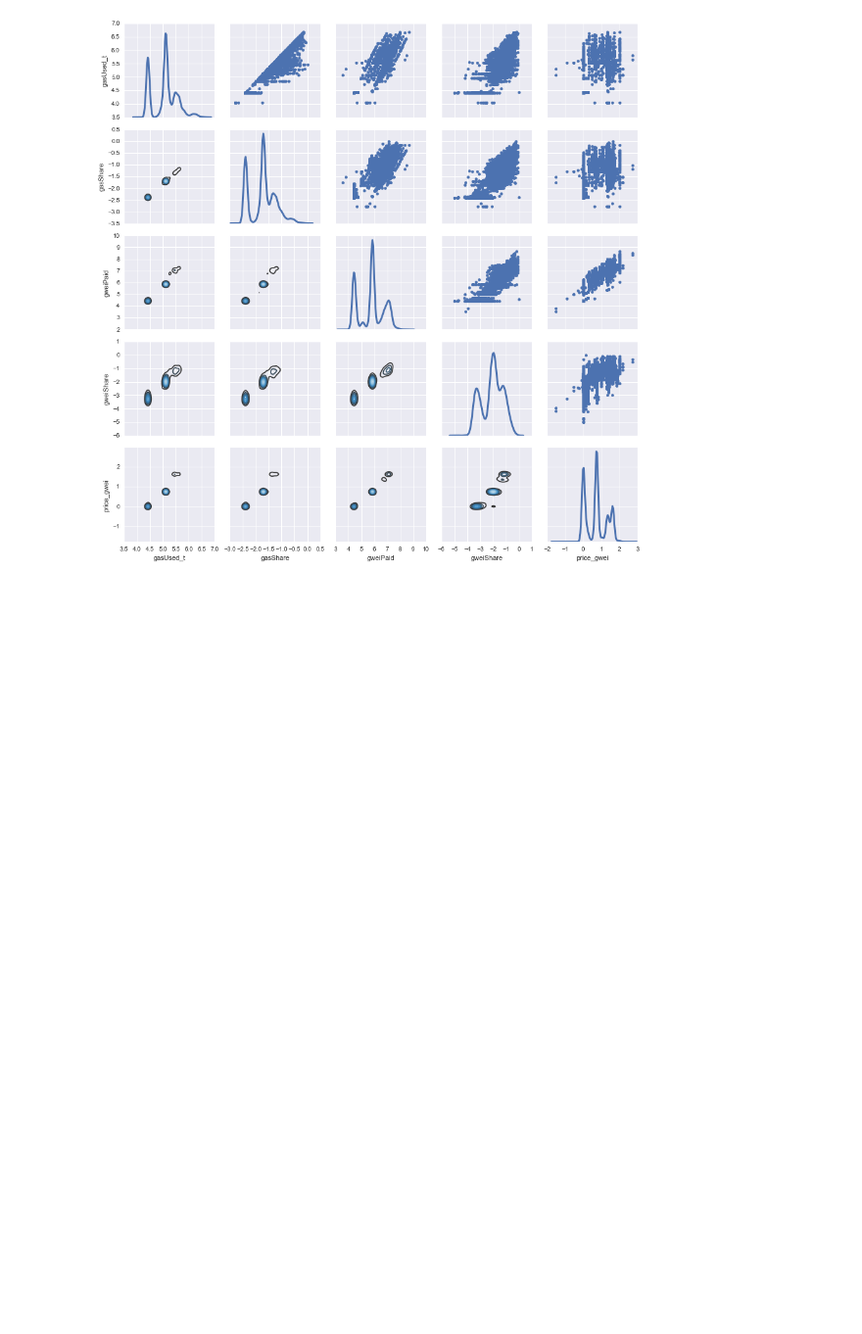
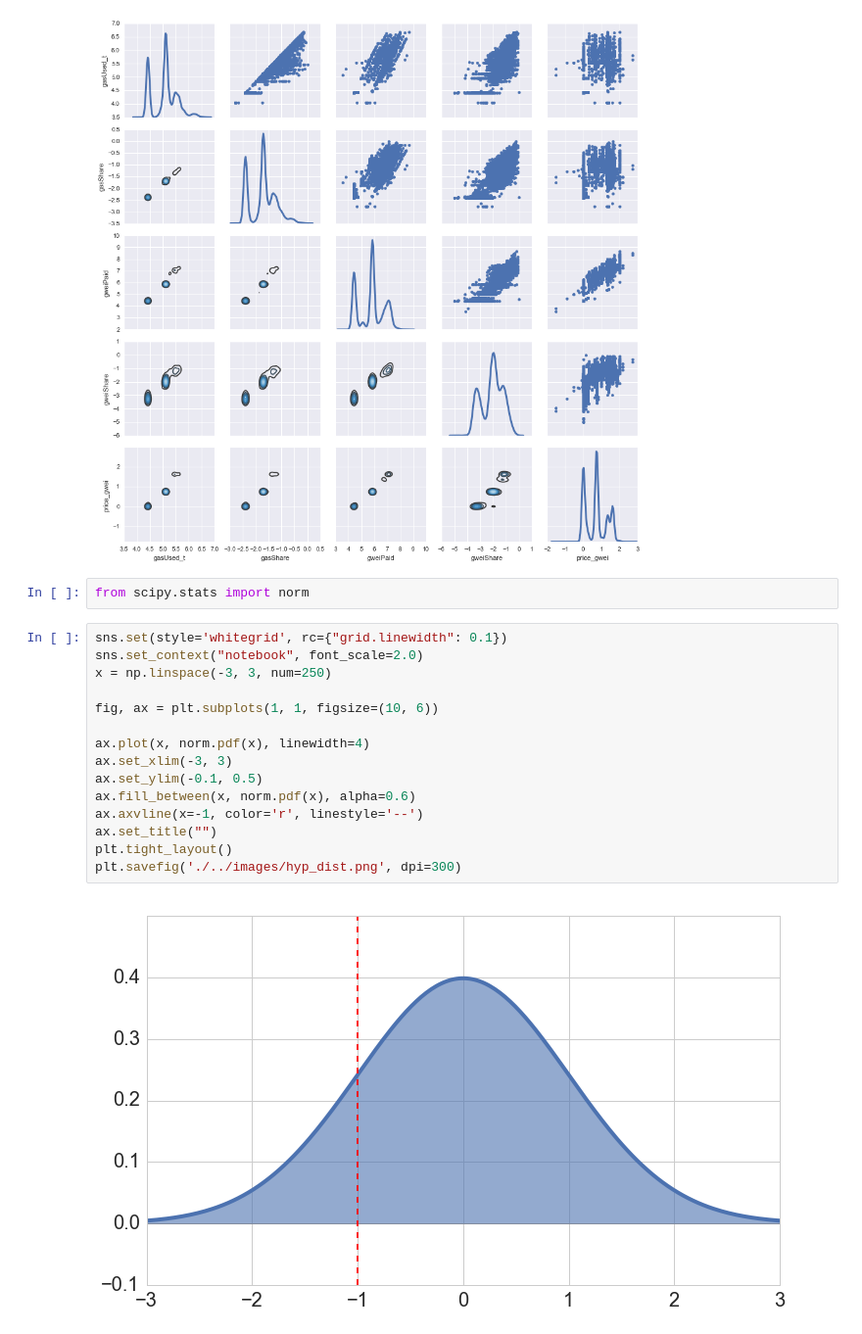
Before and after one commit to NunoEdgarGFlowHub/ethereum_blockchain, a Jupyter notebook: notebooks/EDA-MZ.ipynb, the cells around one changed output. Shown at 98% size. Drawn from its saved outputs; the diff is of its cells as text; blank space fills up the shorter version.

```diff
--- a/notebooks/EDA-MZ.ipynb
+++ b/notebooks/EDA-MZ.ipynb
@@ -417,3 +424,22 @@ g.map_diag(sns.kdeplot, lw=3)
 plt.savefig('./../images/pair_kde.png')
 # %% [output]
 [figure]
+# %%
+from scipy.stats import norm
+# %%
+sns.set(style='whitegrid', rc={"grid.linewidth": 0.1})
+sns.set_context("notebook", font_scale=2.0)
+x = np.linspace(-3, 3, num=250)
+
+fig, ax = plt.subplots(1, 1, figsize=(10, 6))
+
+ax.plot(x, norm.pdf(x), linewidth=4)
+ax.set_xlim(-3, 3)
+ax.set_ylim(-0.1, 0.5)
+ax.fill_between(x, norm.pdf(x), alpha=0.6)
+ax.axvline(x=-1, color='r', linestyle='--')
+ax.set_title("")
+plt.tight_layout()
+plt.savefig('./../images/hyp_dist.png', dpi=300)
+# %% [output]
+[figure, added]
```
Also changed, not shown: parts of 10 cells of this notebook, 17 other files.
